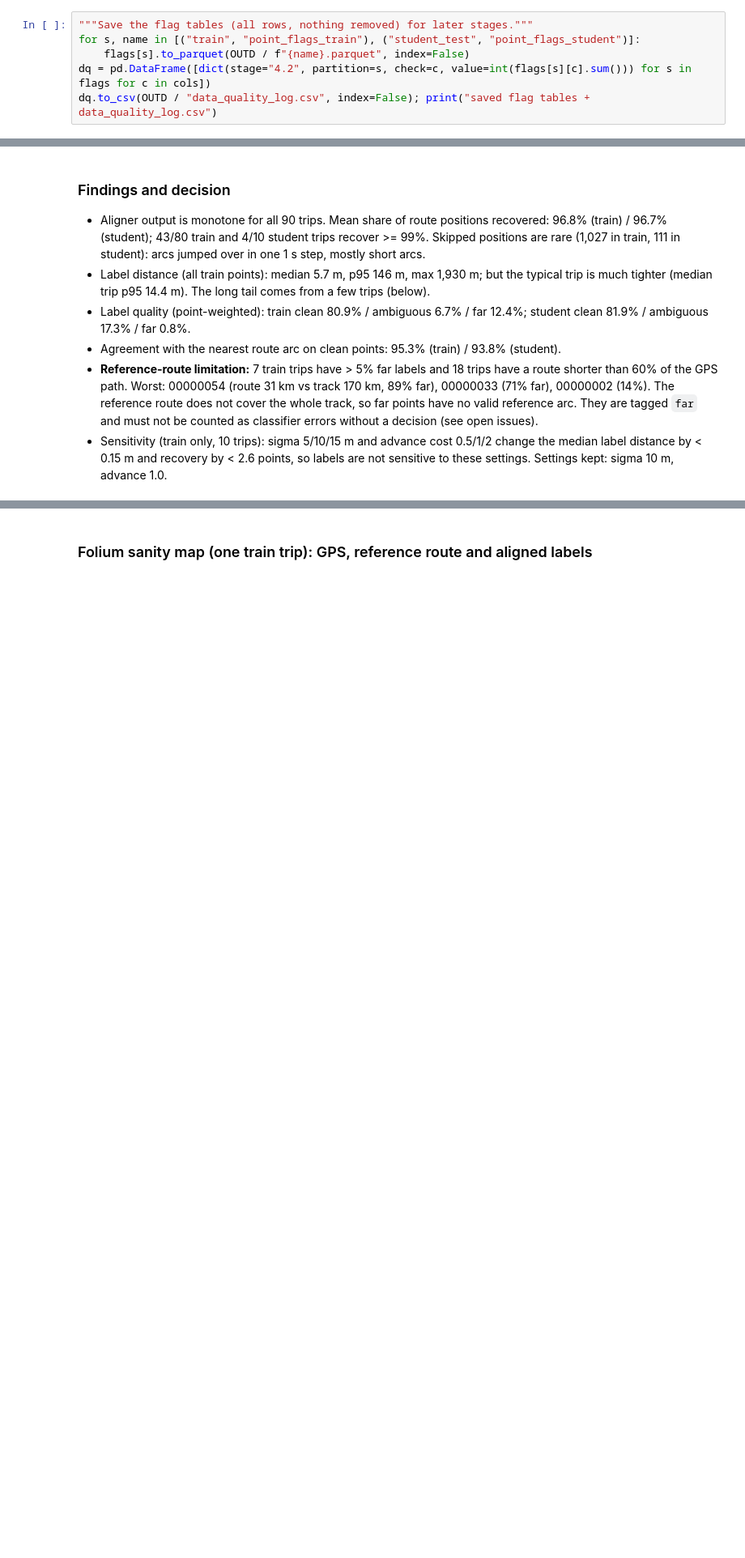
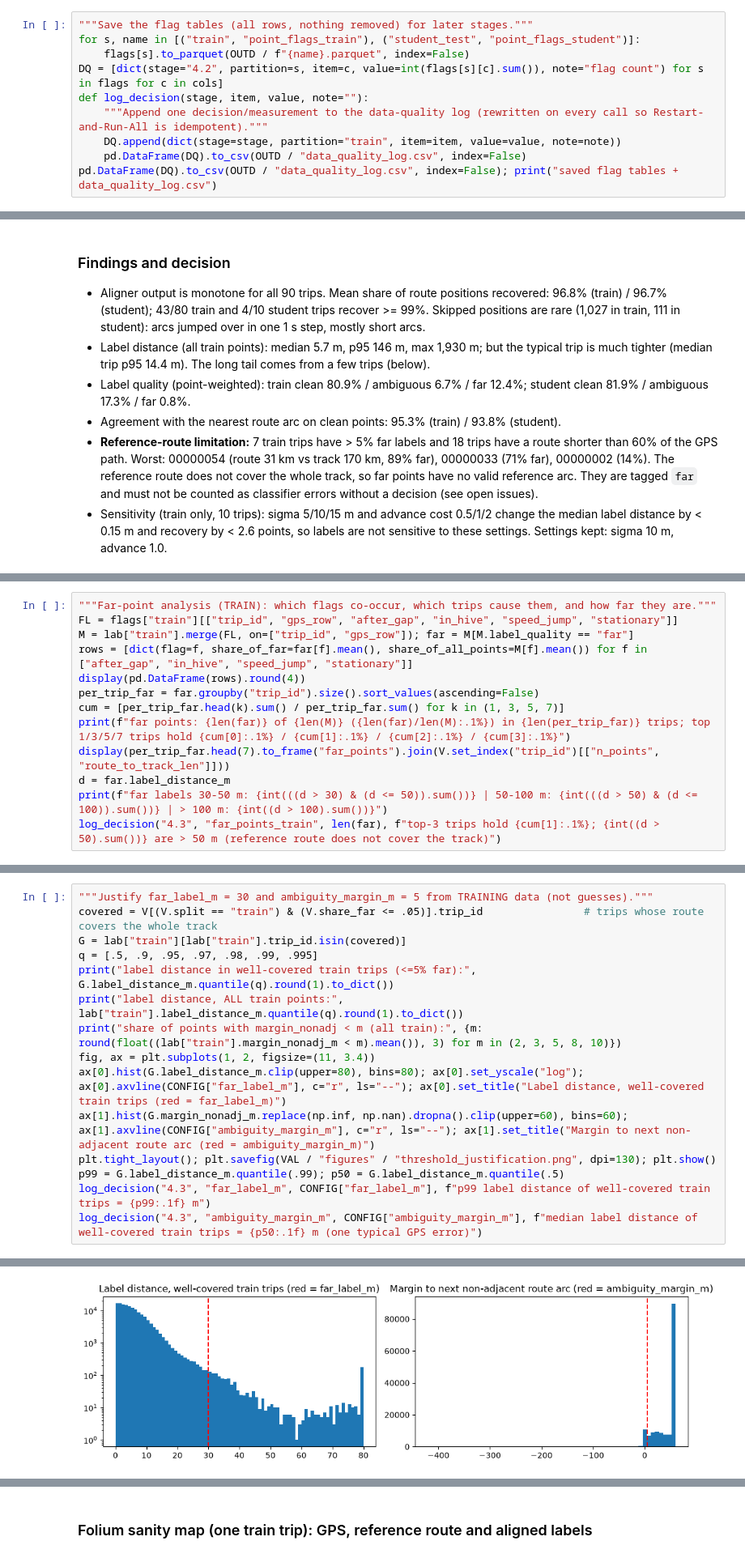
Before and after one commit to cosmocode-source/PATHSNAP, a Jupyter notebook: data_preprocessing/data_preprocessing/PathSnap_Preprocessing.ipynb, the cells around one changed output, grey strips where cells are left out. Shown at 81% size. Cells and saved outputs as stored; diff of their text form; blank space fills up the shorter version.

```diff
--- a/data_preprocessing/data_preprocessing/PathSnap_Preprocessing.ipynb
+++ b/data_preprocessing/data_preprocessing/PathSnap_Preprocessing.ipynb
@@ -146,8 +146,12 @@ train trips with >=1 jump: 39 | trips where >20% of points exceed 50 m/s: 2
 """Save the flag tables (all rows, nothing removed) for later stages."""
 for s, name in [("train", "point_flags_train"), ("student_test", "point_flags_student")]:
     flags[s].to_parquet(OUTD / f"{name}.parquet", index=False)
-dq = pd.DataFrame([dict(stage="4.2", partition=s, check=c, value=int(flags[s][c].sum())) for s in flags for c in cols])
-dq.to_csv(OUTD / "data_quality_log.csv", index=False); print("saved flag tables + data_quality_log.csv")
+DQ = [dict(stage="4.2", partition=s, item=c, value=int(flags[s][c].sum()), note="flag count") for s in flags for c in cols]
+def log_decision(stage, item, value, note=""):
+    """Append one decision/measurement to the data-quality log (rewritten on every call so Restart-and-Run-All is idempotent)."""
+    DQ.append(dict(stage=stage, partition="train", item=item, value=value, note=note))
+    pd.DataFrame(DQ).to_csv(OUTD / "data_quality_log.csv", index=False)
+pd.DataFrame(DQ).to_csv(OUTD / "data_quality_log.csv", index=False); print("saved flag tables + data_quality_log.csv")
 # %% [output]
 saved flag tables + data_quality_log.csv
 # %% [markdown]
@@ -334,0 +368,13 @@ print({s: lab[s].shape for s in lab})
+# %%
+"""Far-point analysis (TRAIN): which flags co-occur, which trips cause them, and how far they are."""
+FL = flags["train"][["trip_id", "gps_row", "after_gap", "in_hive", "speed_jump", "stationary"]]
+M = lab["train"].merge(FL, on=["trip_id", "gps_row"]); far = M[M.label_quality == "far"]
+rows = [dict(flag=f, share_of_far=far[f].mean(), share_of_all_points=M[f].mean()) for f in ["after_gap", "in_hive", "speed_jump", "stationary"]]
+display(pd.DataFrame(rows).round(4))
+per_trip_far = far.groupby("trip_id").size().sort_values(ascending=False)
+cum = [per_trip_far.head(k).sum() / per_trip_far.sum() for k in (1, 3, 5, 7)]
+print(f"far points: {len(far)} of {len(M)} ({len(far)/len(M):.1%}) in {len(per_trip_far)} trips; top 1/3/5/7 trips hold {cum[0]:.1%} / {cum[1]:.1%} / {cum[2]:.1%} / {cum[3]:.1%}")
+display(per_trip_far.head(7).to_frame("far_points").join(V.set_index("trip_id")[["n_points", "route_to_track_len"]]))
+d = far.label_distance_m
+print(f"far labels 30-50 m: {int(((d > 30) & (d <= 50)).sum())} | 50-100 m: {int(((d > 50) & (d <= 100)).sum())} | > 100 m: {int((d > 100).sum())}")
+log_decision("4.3", "far_points_train", len(far), f"top-3 trips hold {cum[1]:.1%}; {int((d > 50).sum())} are > 50 m (reference route does not cover the track)")
@@ -334,0 +398,16 @@ print({s: lab[s].shape for s in lab})
+# %%
+"""Justify far_label_m = 30 and ambiguity_margin_m = 5 from TRAINING data (not guesses)."""
+covered = V[(V.split == "train") & (V.share_far <= .05)].trip_id                # trips whose route covers the whole track
+G = lab["train"][lab["train"].trip_id.isin(covered)]
+q = [.5, .9, .95, .97, .98, .99, .995]
+print("label distance in well-covered train trips (<=5% far):", G.label_distance_m.quantile(q).round(1).to_dict())
+print("label distance, ALL train points:", lab["train"].label_distance_m.quantile(q).round(1).to_dict())
+print("share of points with margin_nonadj < m (all train):", {m: round(float((lab["train"].margin_nonadj_m < m).mean()), 3) for m in (2, 3, 5, 8, 10)})
+fig, ax = plt.subplots(1, 2, figsize=(11, 3.4))
+ax[0].hist(G.label_distance_m.clip(upper=80), bins=80); ax[0].set_yscale("log"); ax[0].axvline(CONFIG["far_label_m"], c="r", ls="--"); ax[0].set_title("Label distance, well-covered train trips (red = far_label_m)")
+ax[1].hist(G.margin_nonadj_m.replace(np.inf, np.nan).dropna().clip(upper=60), bins=60); ax[1].axvline(CONFIG["ambiguity_margin_m"], c="r", ls="--"); ax[1].set_title("Margin to next non-adjacent route arc (red = ambiguity_margin_m)")
+plt.tight_layout(); plt.savefig(VAL / "figures" / "threshold_justification.png", dpi=130); plt.show()
+p99 = G.label_distance_m.quantile(.99); p50 = G.label_distance_m.quantile(.5)
+log_decision("4.3", "far_label_m", CONFIG["far_label_m"], f"p99 label distance of well-covered train trips = {p99:.1f} m")
+log_decision("4.3", "ambiguity_margin_m", CONFIG["ambiguity_margin_m"], f"median label distance of well-covered train trips = {p50:.1f} m (one typical GPS error)")
+# %% [output]
@@ -334,0 +417 @@ print({s: lab[s].shape for s in lab})
+[figure, added]
```
Also changed, not shown: parts of 8 cells of this notebook, 6 other files.
